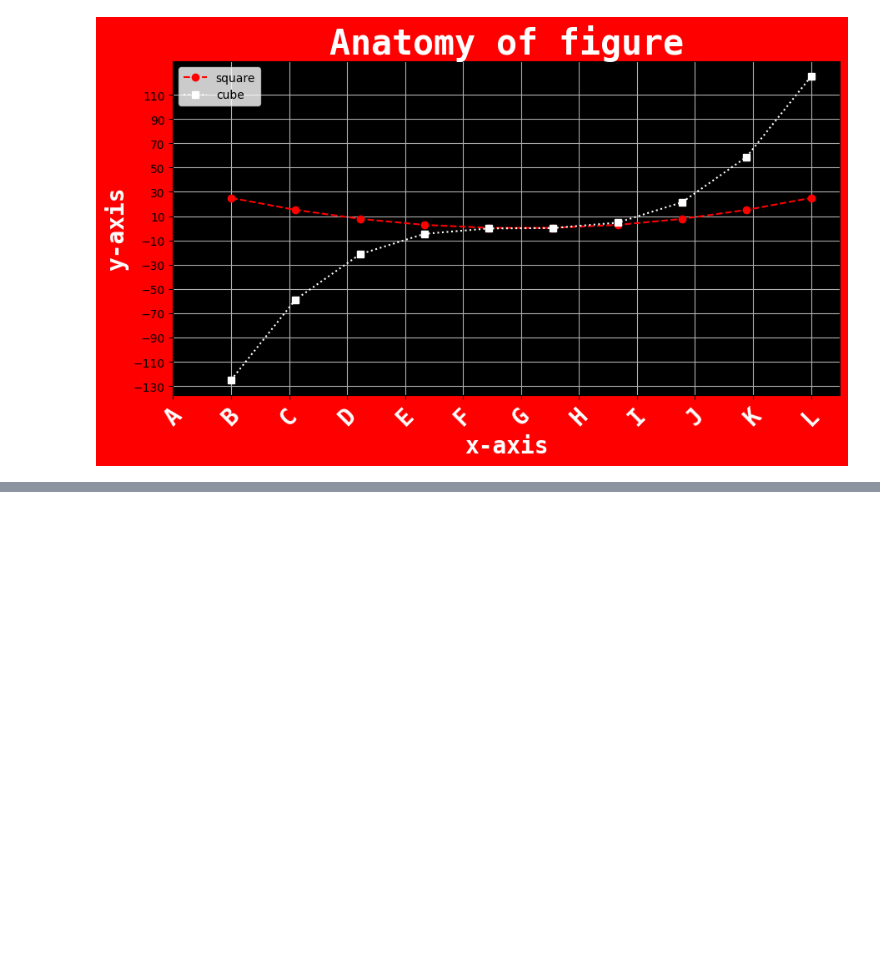
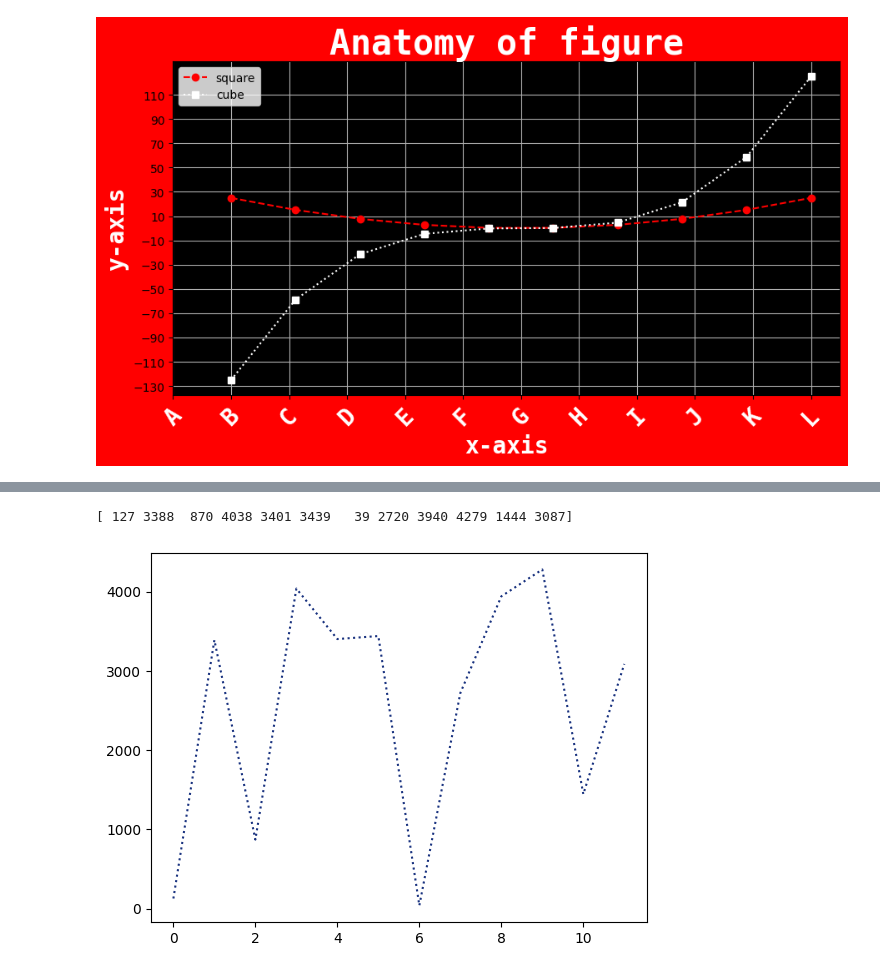
Before and after one commit to aansheeagrwal/python-training, a Jupyter notebook: Matplotlib.ipynb, the cells around one changed output, grey strips where cells are left out. Saved outputs shown, nothing was run; the diff lists cells and outputs as text; code cells hidden in the pictures; blank space fills up the shorter version.

```diff
--- a/Matplotlib.ipynb
+++ b/Matplotlib.ipynb
@@ -187,0 +241,12 @@ plt.show()
+# %%
+#generate random numbers 5000,size=12
+# assign value to sales variable - This line is not valid Python and has been removed
+sales = numpy.random.randint(5000, size=12) # Assigning a value to sales
+print(sales)
+plt.plot(sales,':',color=(.1,.2,.5),label='2024') # Changed plot to plt.plot
+#hexadecimal values(0 to f) for colors, serch with html color codes
+plt.savefig("sales_plot.png") # savefig() should be called before show()
+plt.show() #why savefig() not working aftercalling show() ????
+# %% [output]
+[ 127 3388  870 4038 3401 3439   39 2720 3940 4279 1444 3087]
+[figure, added]
```
Also changed, not shown: parts of 5 cells of this notebook.
